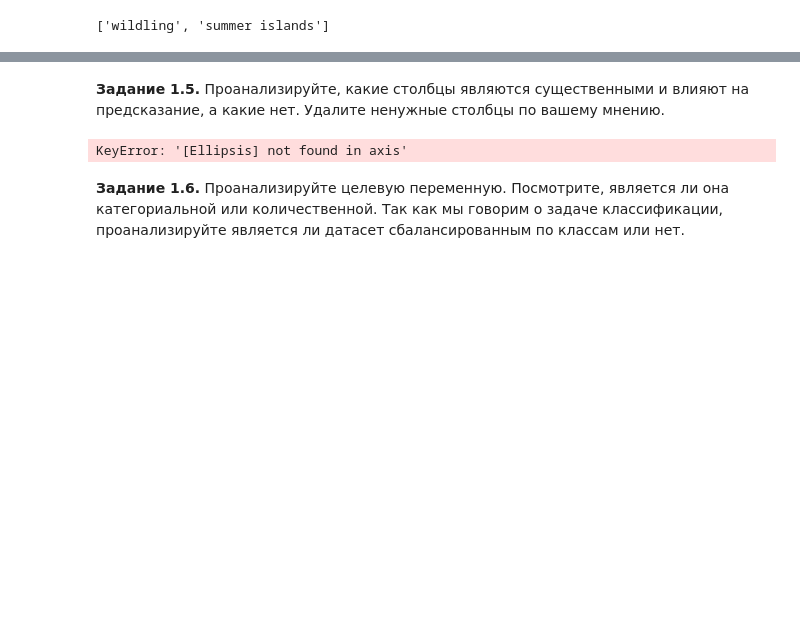
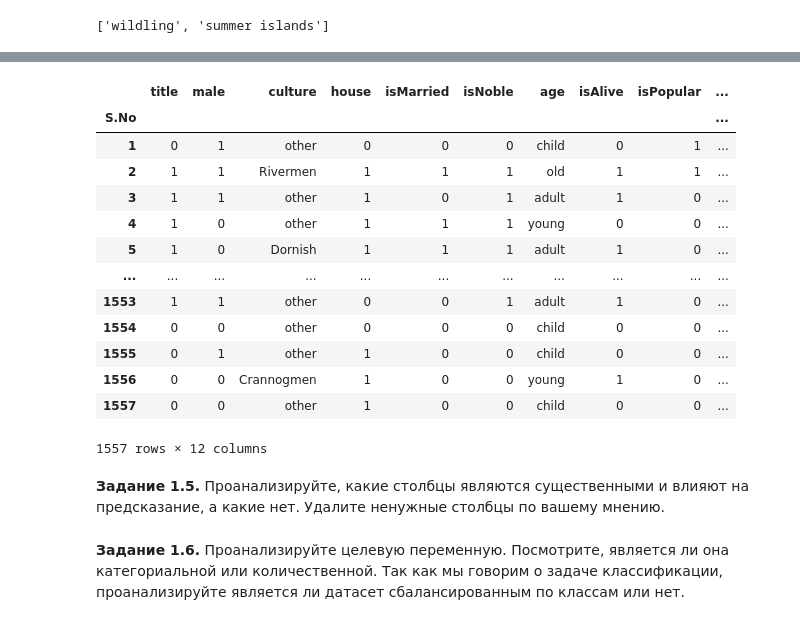
Before and after one commit to qwart6/DLS_by_MIPT, a Jupyter notebook: week_01_ml_intro/Homework/hw_1_game_of_thrones.ipynb, the cells around one changed output, grey strips where cells are left out. Drawn from its saved outputs; the diff is of its cells as text; code cells hidden in the pictures; blank space fills up the shorter version.

```diff
--- a/week_01_ml_intro/Homework/hw_1_game_of_thrones.ipynb
+++ b/week_01_ml_intro/Homework/hw_1_game_of_thrones.ipynb
@@ -399,0 +338,3 @@ dtype: float64
+# %%
+data.house = np.where(data.house.isna(), 0, 1)
+data_test.house = np.where(data_test.house.isna(), 0, 1)
@@ -407,7 +355,20 @@ Index(['name', 'title', 'male', 'culture', 'dateOfBirth', 'house', 'book1',
       dtype='object')
+# %%
+data
+# %% [output]
+|  | title | male | culture | house | isMarried | isNoble | age | isAlive | isPopular | ... |
+| S.No |  |  |  |  |  |  |  |  |  | ... |
+| 1 | 0 | 1 | other | 0 | 0 | 0 | child | 0 | 1 | ... |
+| 2 | 1 | 1 | Rivermen | 1 | 1 | 1 | old | 1 | 1 | ... |
+| 3 | 1 | 1 | other | 1 | 0 | 1 | adult | 1 | 0 | ... |
+| 4 | 1 | 0 | other | 1 | 1 | 1 | young | 0 | 0 | ... |
+| 5 | 1 | 0 | Dornish | 1 | 1 | 1 | adult | 1 | 0 | ... |
+| ... | ... | ... | ... | ... | ... | ... | ... | ... | ... | ... |
+| 1553 | 1 | 1 | other | 0 | 0 | 1 | adult | 1 | 0 | ... |
+| 1554 | 0 | 0 | other | 0 | 0 | 0 | child | 0 | 0 | ... |
+| 1555 | 0 | 1 | other | 1 | 0 | 0 | child | 0 | 0 | ... |
+| 1556 | 0 | 0 | Crannogmen | 1 | 0 | 0 | young | 1 | 0 | ... |
+| 1557 | 0 | 0 | other | 1 | 0 | 0 | child | 0 | 0 | ... |
+1557 rows × 12 columns
 # %% [markdown]
 **Задание 1.5.** Проанализируйте, какие столбцы являются существенными и влияют на предсказание, а какие нет. Удалите ненужные столбцы по вашему мнению.
-# %%
-data.drop(columns=[...], inplace = True)
-# %% [output]
-KeyError: '[Ellipsis] not found in axis'
```
Also changed, not shown: parts of 19 cells of this notebook.
